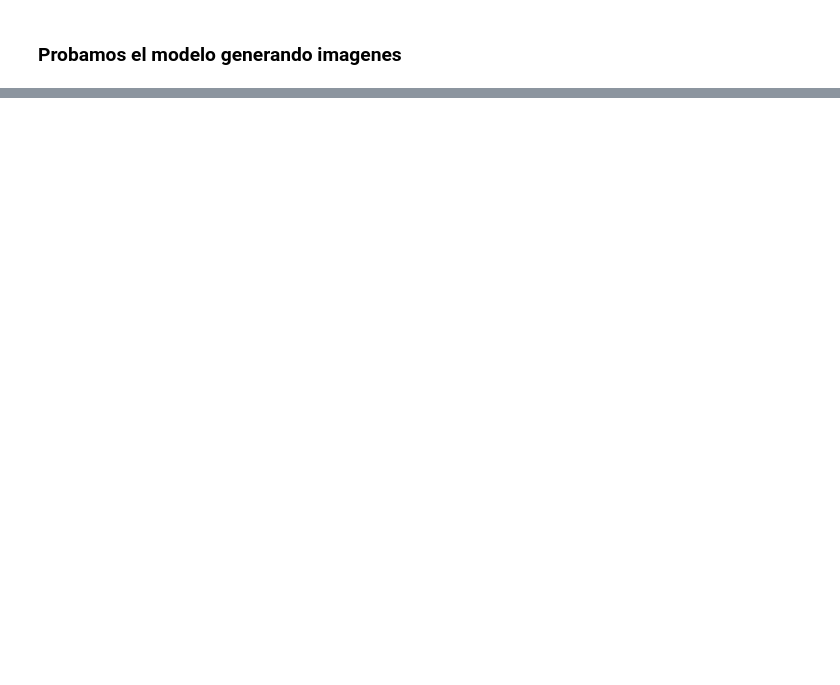
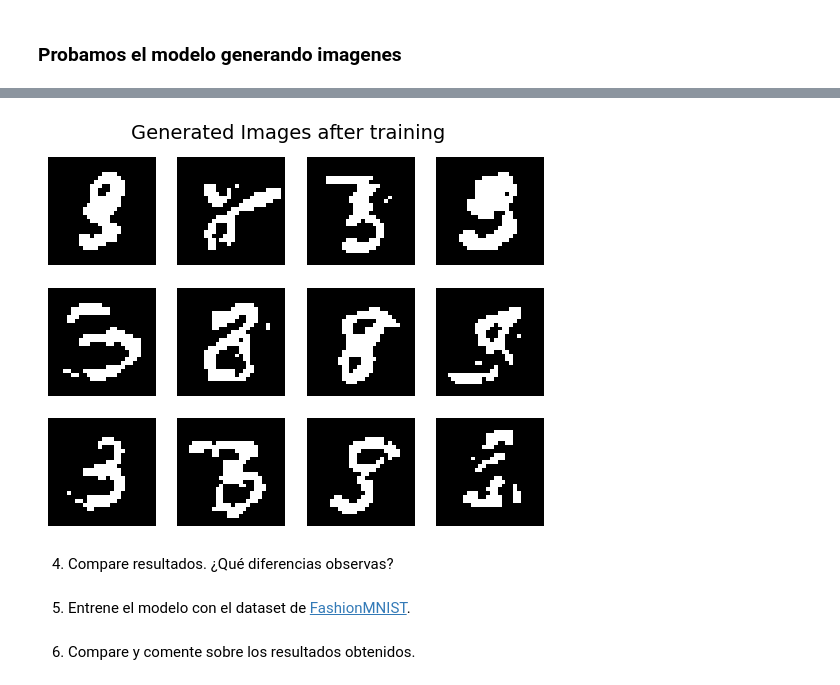
Before and after one commit to rodrigobeniteza/ORT-AI, a Jupyter notebook: AI Generativa/Practicos/Práctico 3/Hinton_JL.ipynb, the cells around one changed output, grey strips where cells are left out. Cells and saved outputs as stored; diff of their text form; code cells hidden in the pictures; blank space fills up the shorter version.

```diff
--- a/AI Generativa/Practicos/Práctico 3/Hinton_JL.ipynb
+++ b/AI Generativa/Practicos/Práctico 3/Hinton_JL.ipynb
@@ -161,10 +147,13 @@ class HintonPerceptron(nn.Module):
         self.img_size = torch.prod(torch.tensor(img_shape)).item()
 
         # Inicializamos pesos W
-        self.w = nn.Parameter(torch.randn(self.img_size, input_size))
+        self.w = nn.Parameter(torch.randn(self.img_size, input_size) * 0.01) # esto es para comenzar sigmoide con pesos chicos, sino Loss inicial puede ser enorme y diría "encendido siempre"
 
         # Guardamos la máscara
-        self.mask = torch.tril(torch.ones(self.img_size, input_size), diagonal=1)
+        # self.mask = torch.tril(torch.ones(self.img_size, input_size), diagonal=1)
+        self.register_buffer('mask'
+                            ,torch.tril(torch.ones(self.img_size, input_size), diagonal=-1)
+                            )
 
         # Inicializamos bias b
         self.bias = nn.Parameter(torch.zeros(self.img_size))
@@ -294,0 +334,11 @@ show_images(imgs, "Generated Images after training")
+# %%
+imgs = model.generate_x(12).cpu()
+show_images(imgs, "Generated Images after training")
+# %% [output]
+[figure, added]
+# %% [markdown]
+4) Compare resultados. ¿Qué diferencias observas?
+# %% [markdown]
+5) Entrene el modelo con el dataset de [FashionMNIST](https://pytorch.org/vision/stable/generated/torchvision.datasets.FashionMNIST.html).
+# %% [markdown]
+6) Compare y comente sobre los resultados obtenidos.
```
Also changed, not shown: parts of 9 cells of this notebook.
